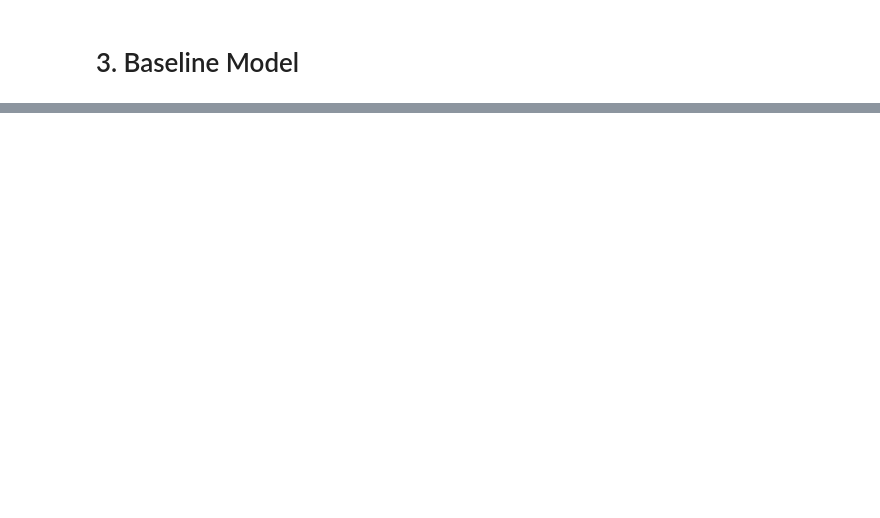
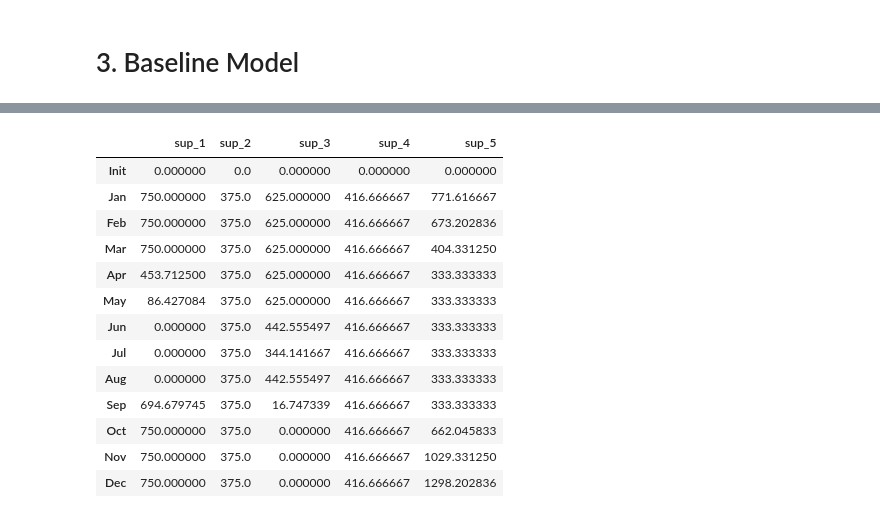
Before and after one commit to siraj101/supply_optimization, a Jupyter notebook: Baseline Business Model.ipynb, the cells around one changed output, grey strips where cells are left out. Cells and saved outputs as stored; diff of their text form; code cells hidden in the pictures; blank space fills up the shorter version.

```diff
--- a/Baseline Business Model.ipynb
+++ b/Baseline Business Model.ipynb
@@ -55,6 +75,7 @@ contract_penalties
 annual_contracted_limit= pd.read_excel(file_loc,sheet_name='Annual Contracted Limit',header=2, na_values=['NA'], usecols="B:F")
 annual_contracted_limit = annual_contracted_limit.iloc[:5,:]
 annual_contracted_limit.index=alloy
+annual_contracted_limit.columns = supplier
 # %%
 k = annual_contracted_limit
 annual_contracted_limit
@@ -64,6 +92,7 @@ annual_contracted_limit
 unit_cost = pd.read_excel(file_loc,sheet_name='Unit Cost',header=2, na_values=['NA'], usecols="B:F")
 unit_cost = unit_cost.iloc[:5,:]
 unit_cost.index=alloy
+unit_cost.columns=supplier
 # %%
 c = unit_cost
 unit_cost
@@ -87,7 +133,7 @@ prod_recipe
 # %% [markdown]
 ### 2.10 Predicted Demand
 # %%
-predicted_demand= pd.read_excel(file_loc,sheet_name='Predicted Demand',header=2, na_values=['NA'], usecols="B:D")
+predicted_demand= pd.read_csv(demand_type+'/demand.csv', header=2, na_values=['NA'], index_col=0)
 predicted_demand.index=month
 # %%
 d = predicted_demand
@@ -100,17 +176,15 @@ alloy_demand
 # %%
-cap_tracker = annual_contracted_limit.copy()
-
 def order(a):
-    orders = pd.DataFrame(np.zeros(M, S), index=month, columns=supplier)
+    orders = pd.DataFrame(np.zeros([M, S]), index=month, columns=supplier)
     cap_tracker = annual_contracted_limit.loc[a].copy()
 
     for m in month:
-        dem = alloy_demand.loc[m, a]
-        sup_prices = unit_cost.loc[a]
+        dem = alloy_demand.loc[m, a].copy()
+        sup_prices = unit_cost.loc[a].copy()
         thresh_tracker = contract_upper_threshold.loc[a].copy()
 
         while dem > 0:
-            for s in supplier:
+            for s in supplier: # Update procing based on consumption
                 if cap_tracker[s] == 0:
                     # Prohibit buying from suppliers with depleted stock for the year
                     sup_prices[s] = np.inf
@@ -141,0 +235,17 @@ def order(a):
+# %%
+order('all_1')
+# %% [output]
+|  | sup_1 | sup_2 | sup_3 | sup_4 | sup_5 |
+| Init | 0.000000 | 0.0 | 0.000000 | 0.000000 | 0.000000 |
+| Jan | 750.000000 | 375.0 | 625.000000 | 416.666667 | 771.616667 |
+| Feb | 750.000000 | 375.0 | 625.000000 | 416.666667 | 673.202836 |
+| Mar | 750.000000 | 375.0 | 625.000000 | 416.666667 | 404.331250 |
+| Apr | 453.712500 | 375.0 | 625.000000 | 416.666667 | 333.333333 |
+| May | 86.427084 | 375.0 | 625.000000 | 416.666667 | 333.333333 |
+| Jun | 0.000000 | 375.0 | 442.555497 | 416.666667 | 333.333333 |
+| Jul | 0.000000 | 375.0 | 344.141667 | 416.666667 | 333.333333 |
+| Aug | 0.000000 | 375.0 | 442.555497 | 416.666667 | 333.333333 |
+| Sep | 694.679745 | 375.0 | 16.747339 | 416.666667 | 333.333333 |
+| Oct | 750.000000 | 375.0 | 0.000000 | 416.666667 | 662.045833 |
+| Nov | 750.000000 | 375.0 | 0.000000 | 416.666667 | 1029.331250 |
+| Dec | 750.000000 | 375.0 | 0.000000 | 416.666667 | 1298.202836 |
```
Also changed, not shown: parts of 18 cells of this notebook, 41 other files.
